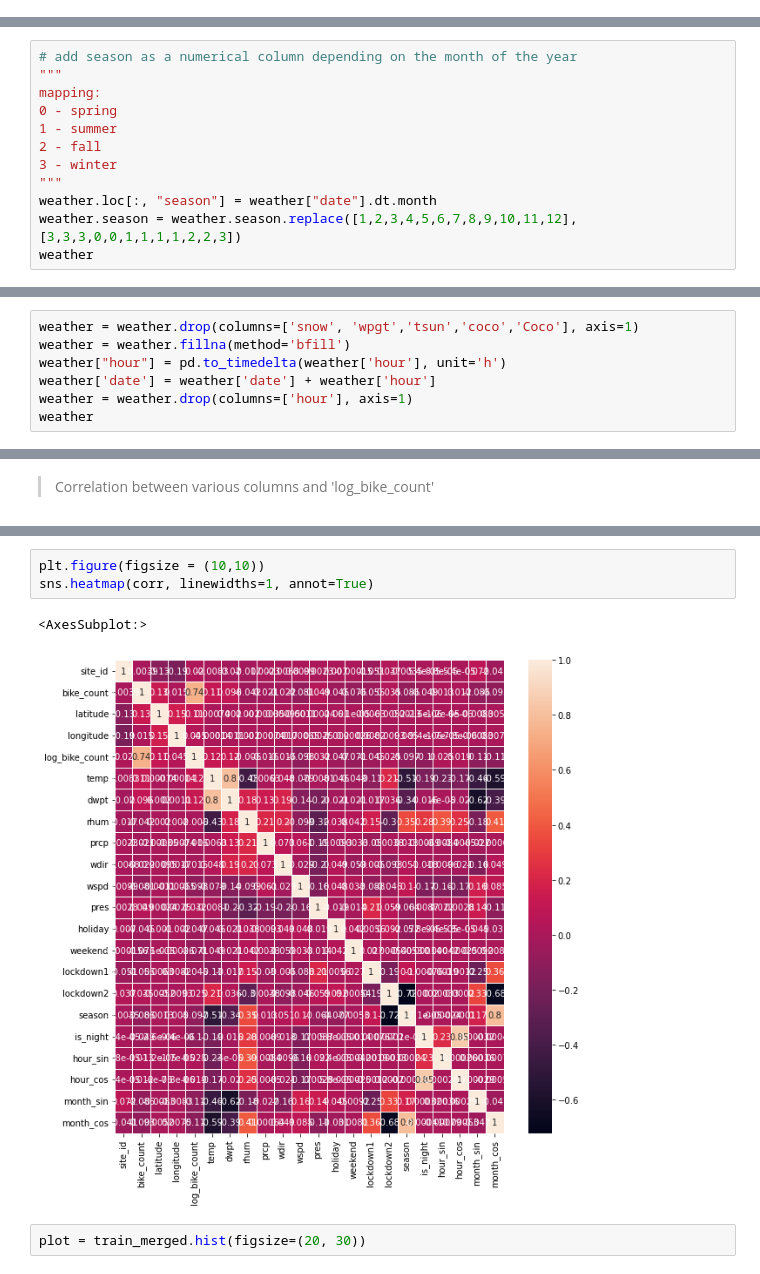
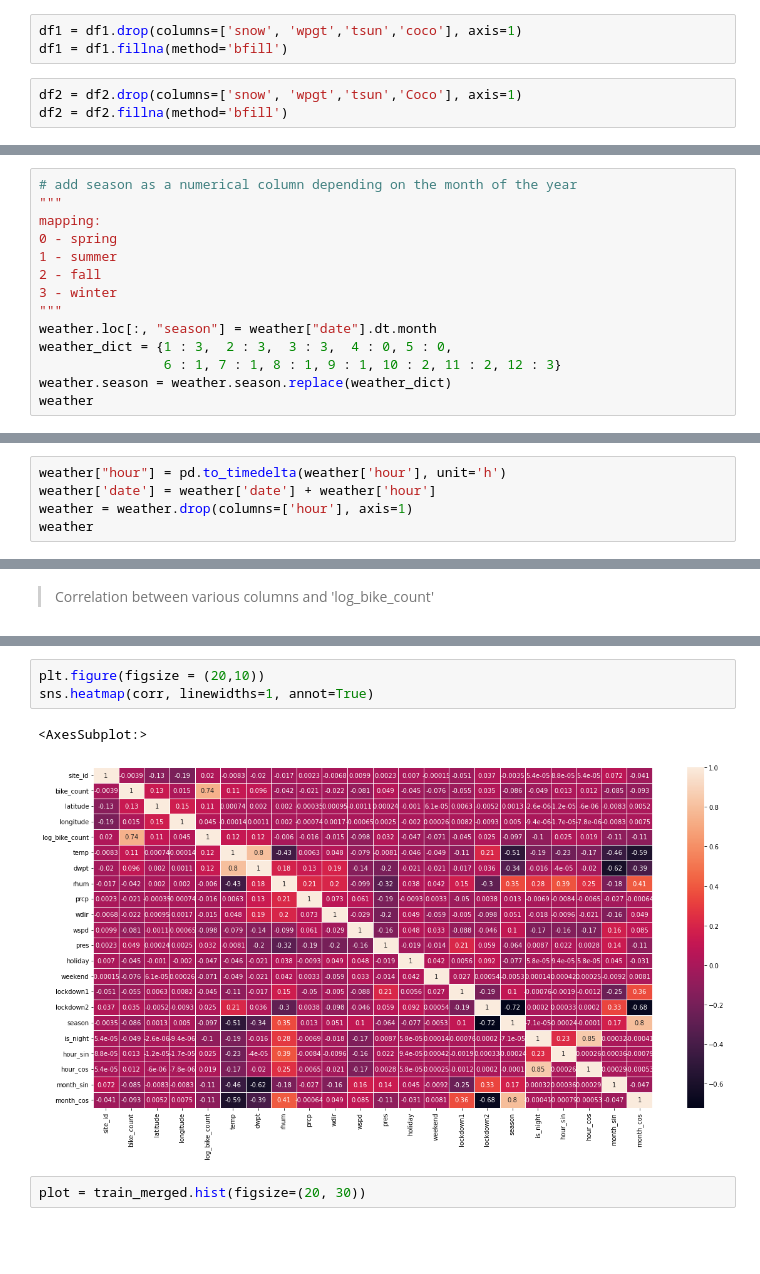
Before and after one commit to harshitshangari/Python_DS_Project, a Jupyter notebook: EDA.ipynb, the cells around one changed output, grey strips where cells are left out. Saved outputs shown, nothing was run; the diff lists cells and outputs as text; blank space fills up the shorter version.

```diff
--- a/EDA.ipynb
+++ b/EDA.ipynb
@@ -41,3 +245,9 @@ df2
+# %%
+df1 = df1.drop(columns=['snow', 'wpgt','tsun','coco'], axis=1)
+df1 = df1.fillna(method='bfill')
+# %%
+df2 = df2.drop(columns=['snow', 'wpgt','tsun','Coco'], axis=1)
+df2 = df2.fillna(method='bfill')
 # %% [markdown]
 > Apart from weather, the cyclist traffic will also depend on specific days such as weekday/weekend of public hoplidays, so we will add that data accordingly
 # %%
@@ -146,6 +387,8 @@ mapping:
 3 - winter
 """
 weather.loc[:, "season"] = weather["date"].dt.month
-weather.season = weather.season.replace([1,2,3,4,5,6,7,8,9,10,11,12], [3,3,3,0,0,1,1,1,1,2,2,3])
+weather_dict = {1 : 3,  2 : 3,  3 : 3,  4 : 0, 5 : 0,
+                6 : 1, 7 : 1, 8 : 1, 9 : 1, 10 : 2, 11 : 2, 12 : 3}
+weather.season = weather.season.replace(weather_dict)
 weather
 # %% [output]
@@ -211,6 +452,4 @@ train_data = train_data.drop('hour', axis=1)
 # %%
-weather = weather.drop(columns=['snow', 'wpgt','tsun','coco','Coco'], axis=1)
-weather = weather.fillna(method='bfill')
 weather["hour"] = pd.to_timedelta(weather['hour'], unit='h')
 weather['date'] = weather['date'] + weather['hour']
 weather = weather.drop(columns=['hour'], axis=1)
@@ -343,11 +590,11 @@ month_sin        -0.108655
 month_cos        -0.110986
 Name: log_bike_count, dtype: float64
 # %%
-plt.figure(figsize = (10,10))
+plt.figure(figsize = (20,10))
 sns.heatmap(corr, linewidths=1, annot=True)
 # %% [output]
 <AxesSubplot:>
-[figure, old version]
+[figure, new version]
 # %%
 plot = train_merged.hist(figsize=(20, 30))
 # %% [output]
```
Also changed, not shown: parts of 29 cells of this notebook.
